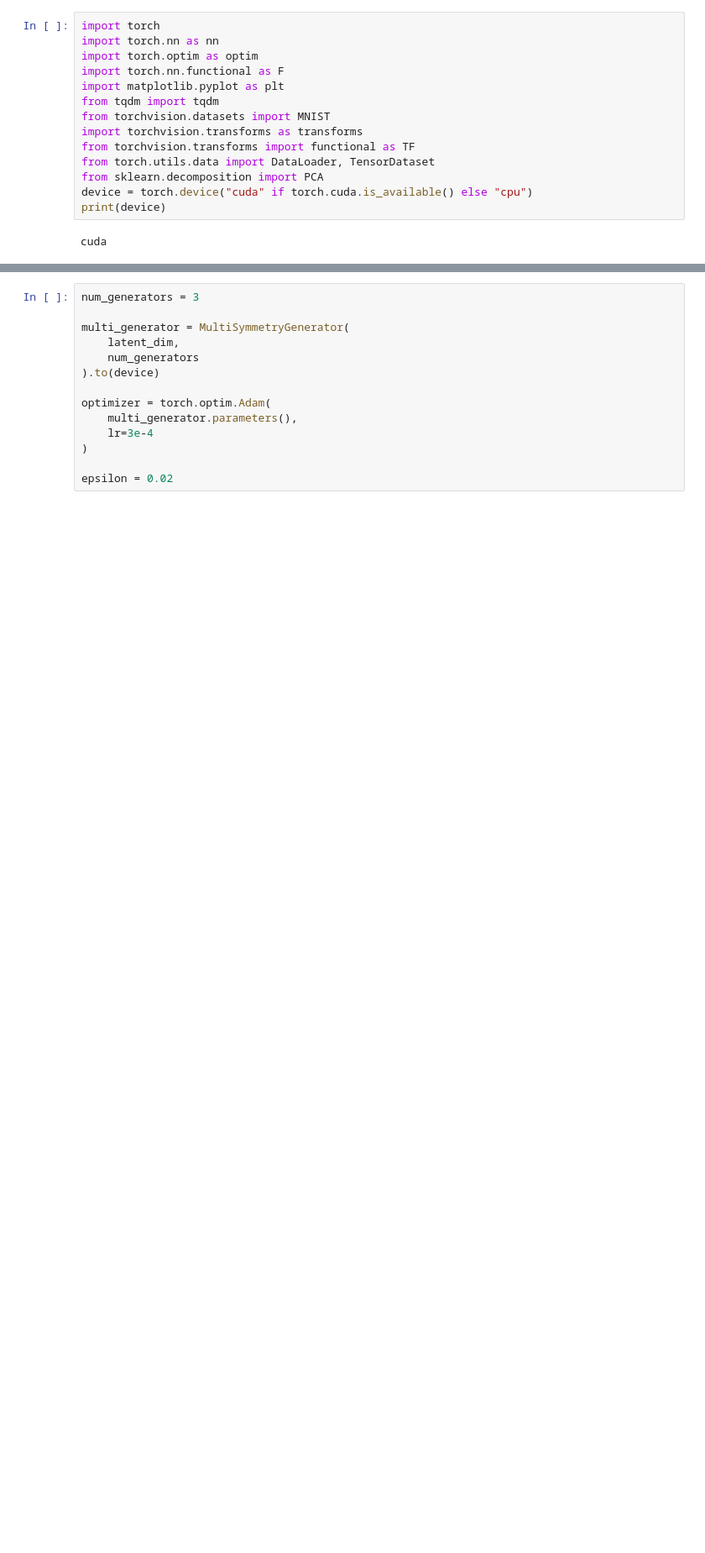
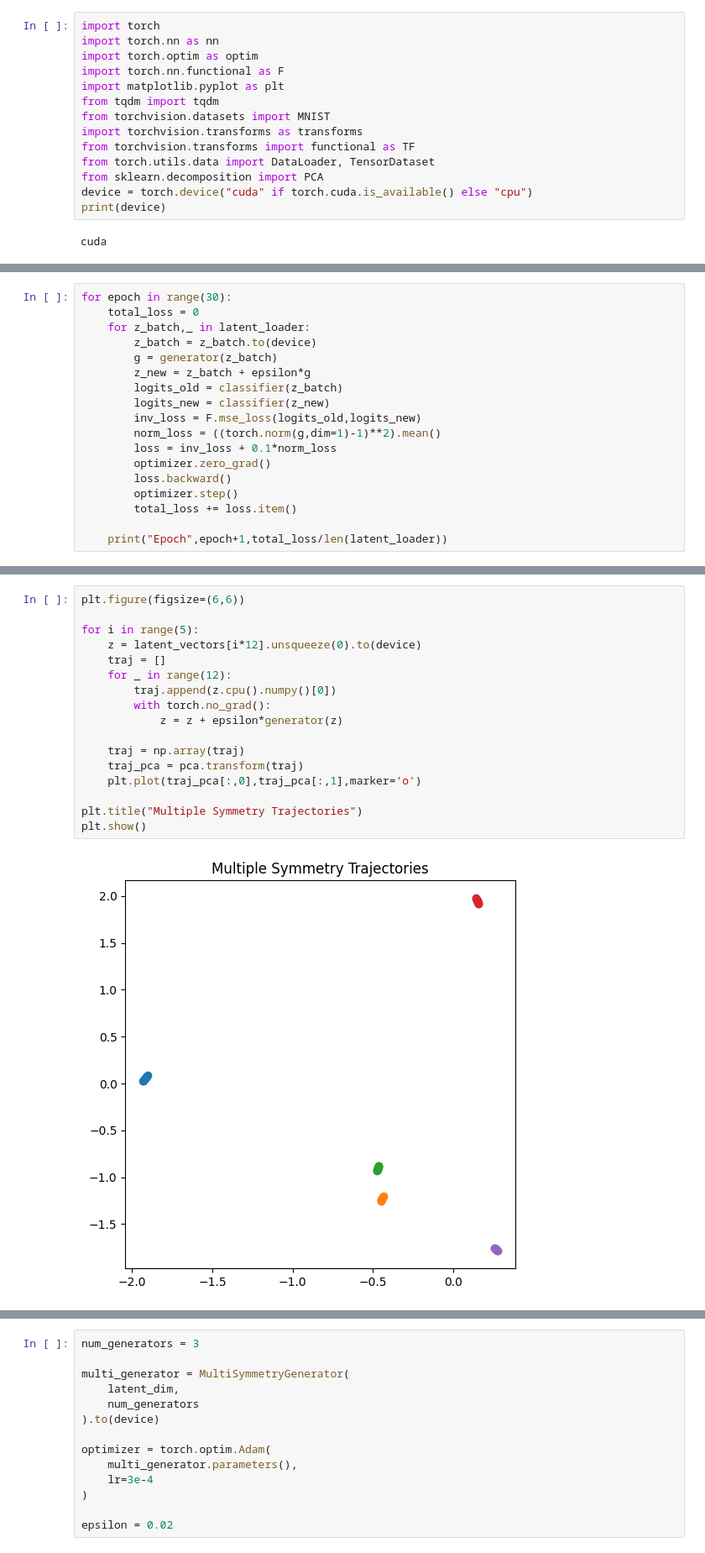
Before and after one commit to im25Morningstar/E2E, a Jupyter notebook: task3.ipynb, the cells around one changed output, grey strips where cells are left out. Shown at 84% size. Drawn from its saved outputs; the diff is of its cells as text; blank space fills up the shorter version.

```diff
--- a/task3.ipynb
+++ b/task3.ipynb
@@ -628,0 +283,18 @@ class MultiSymmetryGenerator(nn.Module):
+# %%
+for epoch in range(30):
+    total_loss = 0
+    for z_batch,_ in latent_loader:
+        z_batch = z_batch.to(device)
+        g = generator(z_batch)
+        z_new = z_batch + epsilon*g
+        logits_old = classifier(z_batch)
+        logits_new = classifier(z_new)
+        inv_loss = F.mse_loss(logits_old,logits_new)
+        norm_loss = ((torch.norm(g,dim=1)-1)**2).mean()
+        loss = inv_loss + 0.1*norm_loss
+        optimizer.zero_grad()
+        loss.backward()
+        optimizer.step()
+        total_loss += loss.item()
+
+    print("Epoch",epoch+1,total_loss/len(latent_loader))
@@ -628,0 +350,19 @@ class MultiSymmetryGenerator(nn.Module):
+# %%
+plt.figure(figsize=(6,6))
+
+for i in range(5):
+    z = latent_vectors[i*12].unsqueeze(0).to(device)
+    traj = []
+    for _ in range(12):
+        traj.append(z.cpu().numpy()[0])
+        with torch.no_grad():
+            z = z + epsilon*generator(z)
+
+    traj = np.array(traj)
+    traj_pca = pca.transform(traj)
+    plt.plot(traj_pca[:,0],traj_pca[:,1],marker='o')
+
+plt.title("Multiple Symmetry Trajectories")
+plt.show()
+# %% [output]
+[figure, added]
```
Also changed, not shown: parts of 40 cells of this notebook.
